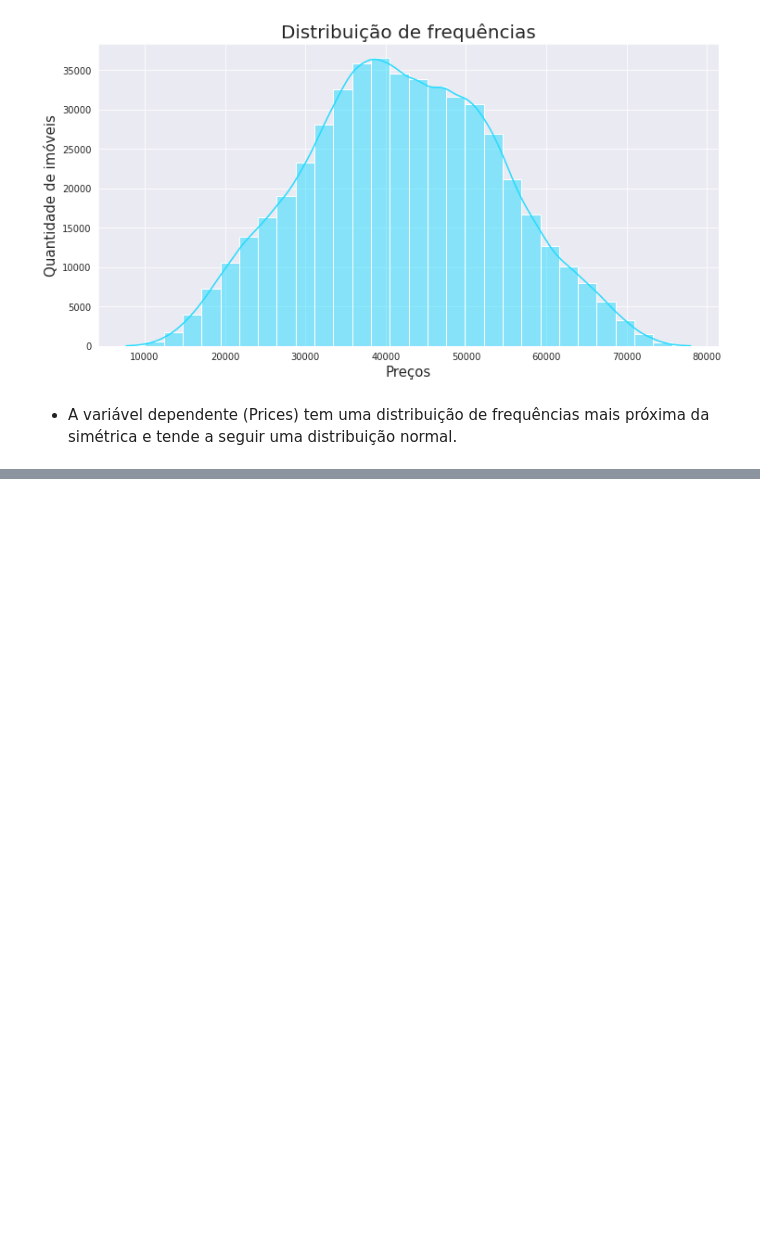
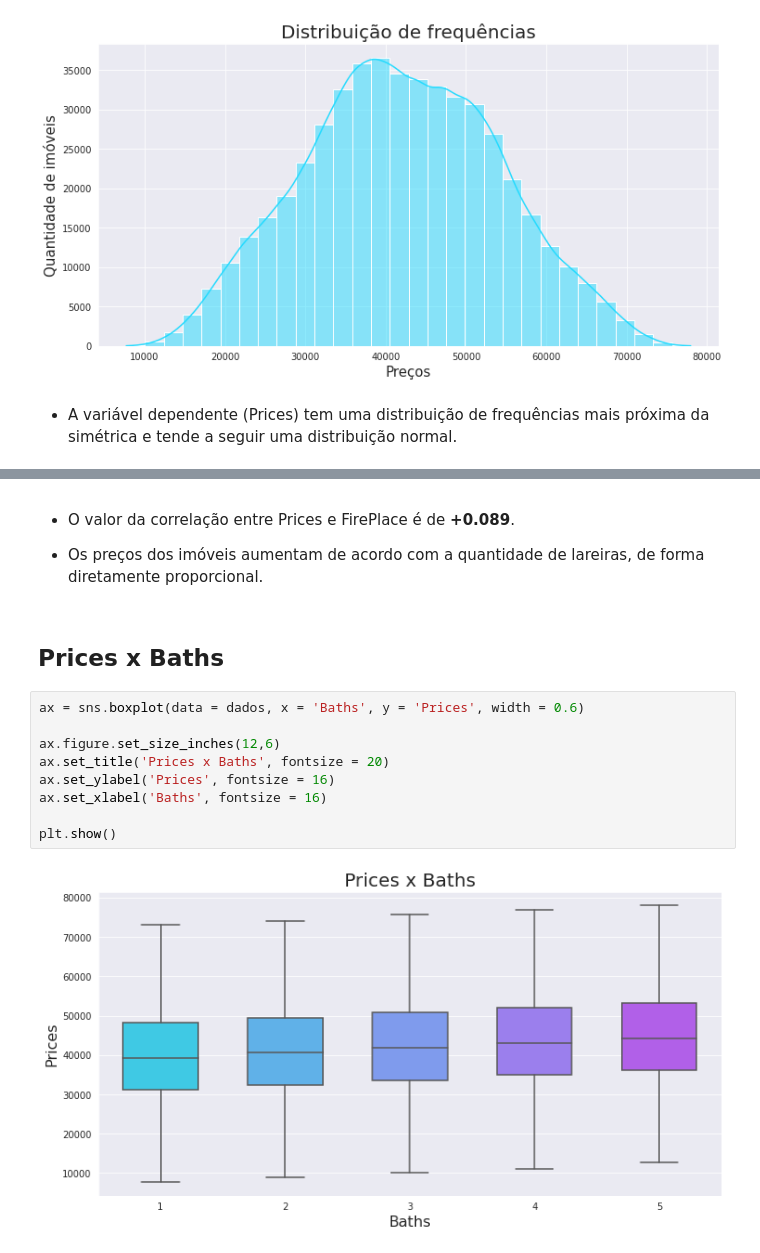
Before and after one commit to Tathy/Precificacao-imoveis, a Jupyter notebook: Precificacao_de_imoveis.ipynb, the cells around one changed output, grey strips where cells are left out. Drawn from its saved outputs; the diff is of its cells as text; blank space fills up the shorter version.

```diff
--- a/Precificacao_de_imoveis.ipynb
+++ b/Precificacao_de_imoveis.ipynb
@@ -149,0 +225,17 @@ plt.show()
+# %% [markdown]
+* O valor da correlação entre Prices e FirePlace é de **+0.089**.
+
+* Os preços dos imóveis aumentam de acordo com a quantidade de lareiras, de forma diretamente proporcional.
+# %% [markdown]
+## Prices x Baths
+# %%
+ax = sns.boxplot(data = dados, x = 'Baths', y = 'Prices', width = 0.6)
+
+ax.figure.set_size_inches(12,6)
+ax.set_title('Prices x Baths', fontsize = 20)
+ax.set_ylabel('Prices', fontsize = 16)
+ax.set_xlabel('Baths', fontsize = 16)
+
+plt.show()
+# %% [output]
+[figure, added]
```
Also changed, not shown: parts of 93 cells of this notebook.
